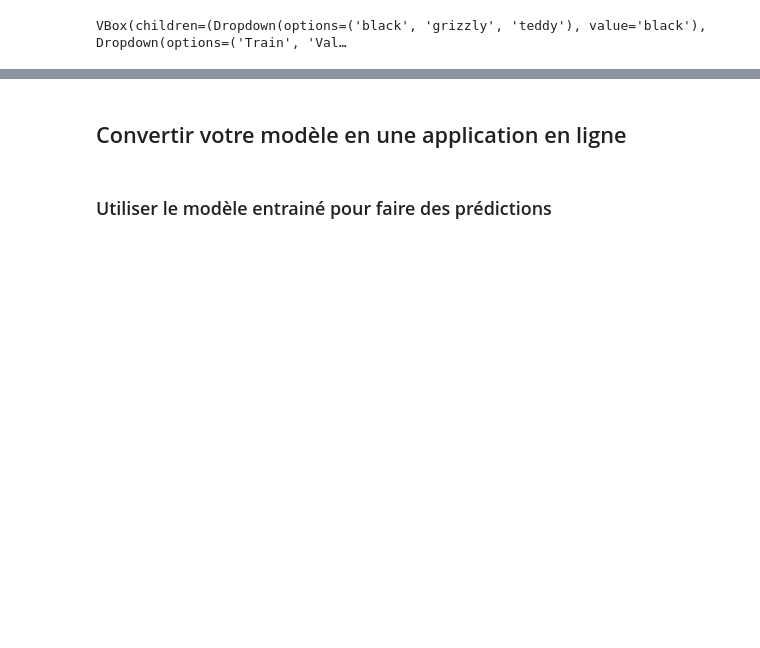
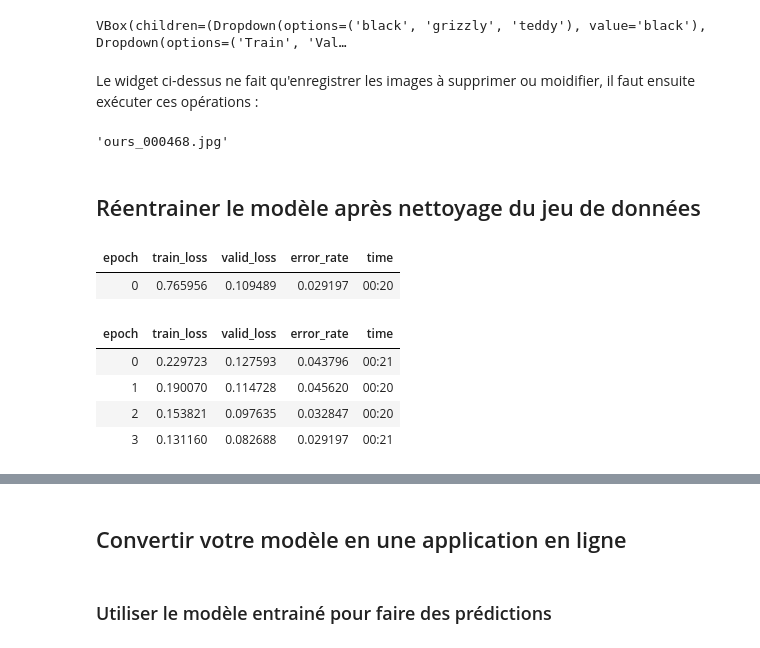
Before and after one commit to laurentprudhon/cours-deeplearning-2020, a Jupyter notebook: notebooks/02_production.ipynb, the cells around one changed output, grey strips where cells are left out. Cells and saved outputs as stored; diff of their text form; code cells hidden in the pictures; blank space fills up the shorter version.

```diff
--- a/notebooks/02_production.ipynb
+++ b/notebooks/02_production.ipynb
@@ -219,4 +235,10 @@ cleaner
 [interactive output not drawn]
 [interactive output not drawn]
 VBox(children=(Dropdown(options=('black', 'grizzly', 'teddy'), value='black'), Dropdown(options=('Train', 'Val…
+# %% [markdown]
+Le widget ci-dessus ne fait qu'enregistrer les images à supprimer ou moidifier, il faut ensuite exécuter ces opérations :
+# %%
+f"{'ours'}_{cleaner.fns[0].name}"
+# %% [output]
+'ours_000468.jpg'
 # %%
@@ -225,0 +247,14 @@ VBox(children=(Dropdown(options=('black', 'grizzly', 'teddy'), value='black'), D
+# %% [markdown]
+## Réentrainer le modèle après nettoyage du jeu de données
+# %%
+dls = bears.dataloaders(path)
+learn = cnn_learner(dls, resnet18, metrics=error_rate)
+learn.fine_tune(4)
+# %% [output]
+| epoch | train_loss | valid_loss | error_rate | time |
+| 0 | 0.765956 | 0.109489 | 0.029197 | 00:20 |
+| epoch | train_loss | valid_loss | error_rate | time |
+| 0 | 0.229723 | 0.127593 | 0.043796 | 00:21 |
+| 1 | 0.190070 | 0.114728 | 0.045620 | 00:20 |
+| 2 | 0.153821 | 0.097635 | 0.032847 | 00:20 |
+| 3 | 0.131160 | 0.082688 | 0.029197 | 00:21 |
```
Also changed, not shown: parts of 50 cells of this notebook.
